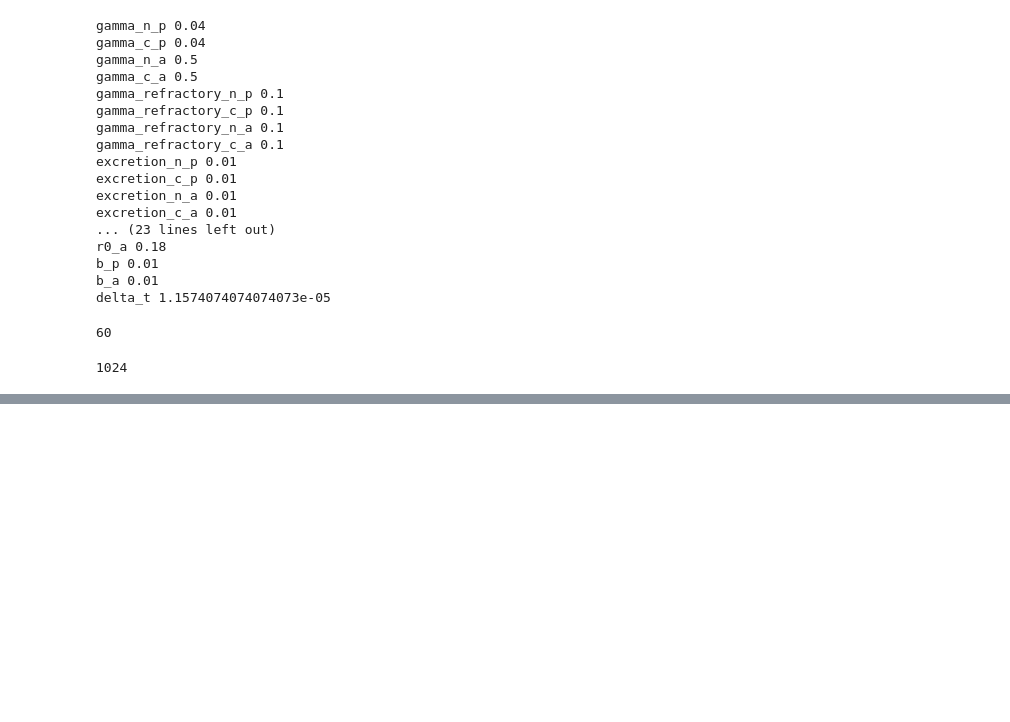
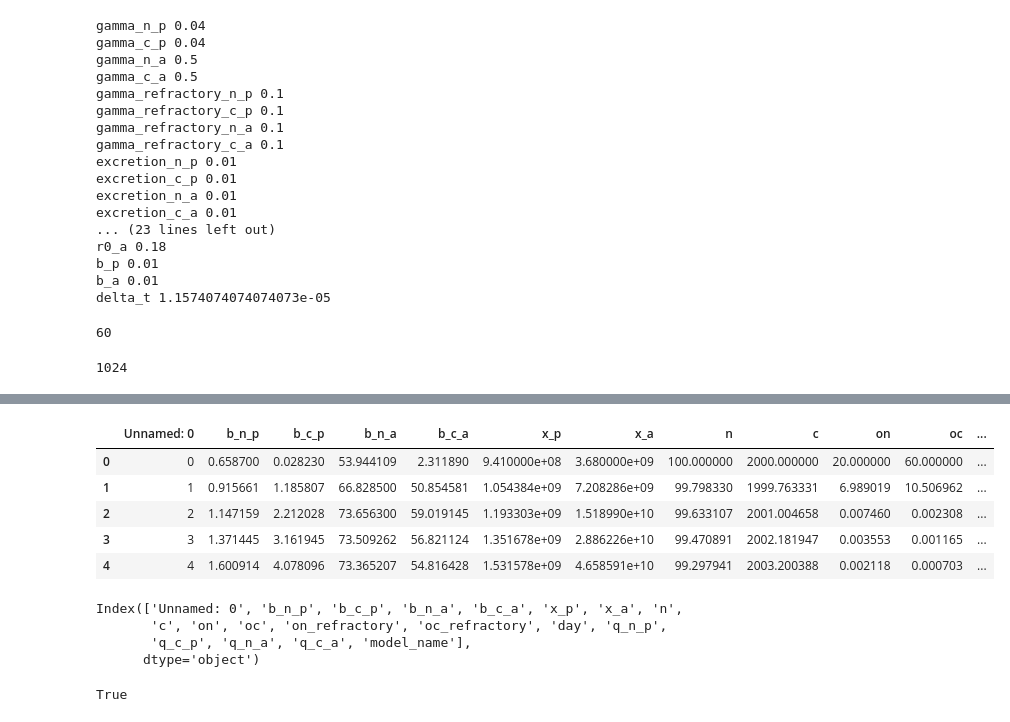
Before and after one commit to wosnat/ccpa, a Jupyter notebook: CCPA_17_4_2020_basic_model-optimization.ipynb, the cells around one changed output, grey strips where cells are left out. Drawn from its saved outputs; the diff is of its cells as text; code cells hidden in the pictures; blank space fills up the shorter version.

```diff
--- a/CCPA_17_4_2020_basic_model-optimization.ipynb
+++ b/CCPA_17_4_2020_basic_model-optimization.ipynb
@@ -578,0 +557,22 @@ for i in comb:
+# %%
+gamma_res_df.head()
+# %% [output]
+|  | Unnamed: 0 | b_n_p | b_c_p | b_n_a | b_c_a | x_p | x_a | n | c | on | oc | ... |
+| 0 | 0 | 0.658700 | 0.028230 | 53.944109 | 2.311890 | 9.410000e+08 | 3.680000e+09 | 100.000000 | 2000.000000 | 20.000000 | 60.000000 | ... |
+| 1 | 1 | 0.915661 | 1.185807 | 66.828500 | 50.854581 | 1.054384e+09 | 7.208286e+09 | 99.798330 | 1999.763331 | 6.989019 | 10.506962 | ... |
+| 2 | 2 | 1.147159 | 2.212028 | 73.656300 | 59.019145 | 1.193303e+09 | 1.518990e+10 | 99.633107 | 2001.004658 | 0.007460 | 0.002308 | ... |
+| 3 | 3 | 1.371445 | 3.161945 | 73.509262 | 56.821124 | 1.351678e+09 | 2.886226e+10 | 99.470891 | 2002.181947 | 0.003553 | 0.001165 | ... |
+| 4 | 4 | 1.600914 | 4.078096 | 73.365207 | 54.816428 | 1.531578e+09 | 4.658591e+10 | 99.297941 | 2003.200388 | 0.002118 | 0.000703 | ... |
+# %%
+gamma_res_df.columns
+# %% [output]
+Index(['Unnamed: 0', 'b_n_p', 'b_c_p', 'b_n_a', 'b_c_a', 'x_p', 'x_a', 'n',
+       'c', 'on', 'oc', 'on_refractory', 'oc_refractory', 'day', 'q_n_p',
+       'q_c_p', 'q_n_a', 'q_c_a', 'model_name'],
+      dtype='object')
+# %%
+    gamma_res_df[['b_n_p', 'b_c_p', 'b_n_a', 'b_c_a', 'x_p', 'x_a', 'n',
+       'c', 'on', 'oc', 'on_refractory', 'oc_refractory', 'day', 'q_n_p',
+       'q_c_p', 'q_n_a', 'q_c_a', ]].lt(0).any().any()
+# %% [output]
+True
```
Also changed, not shown: parts of 11 cells of this notebook, 3 other files.
